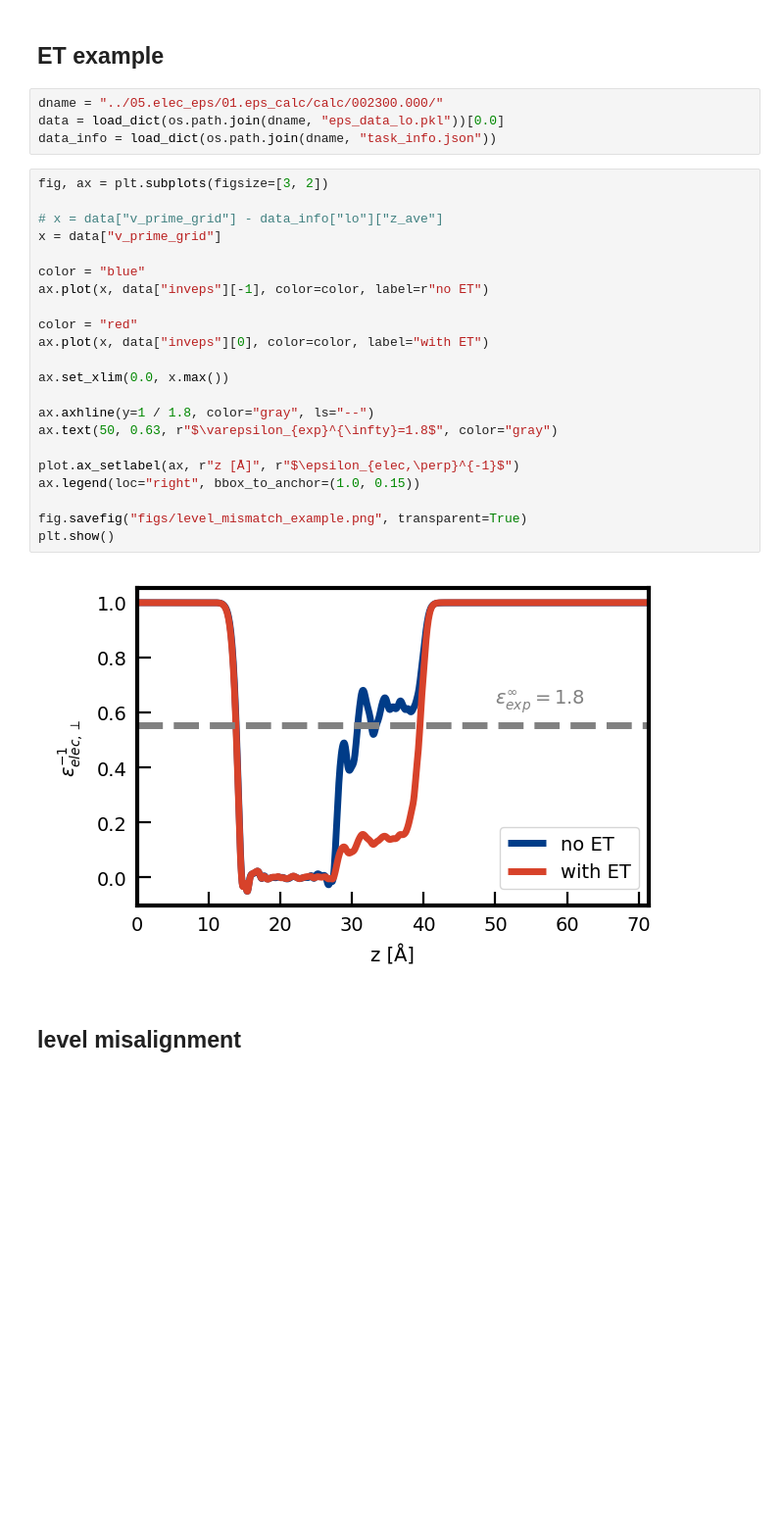
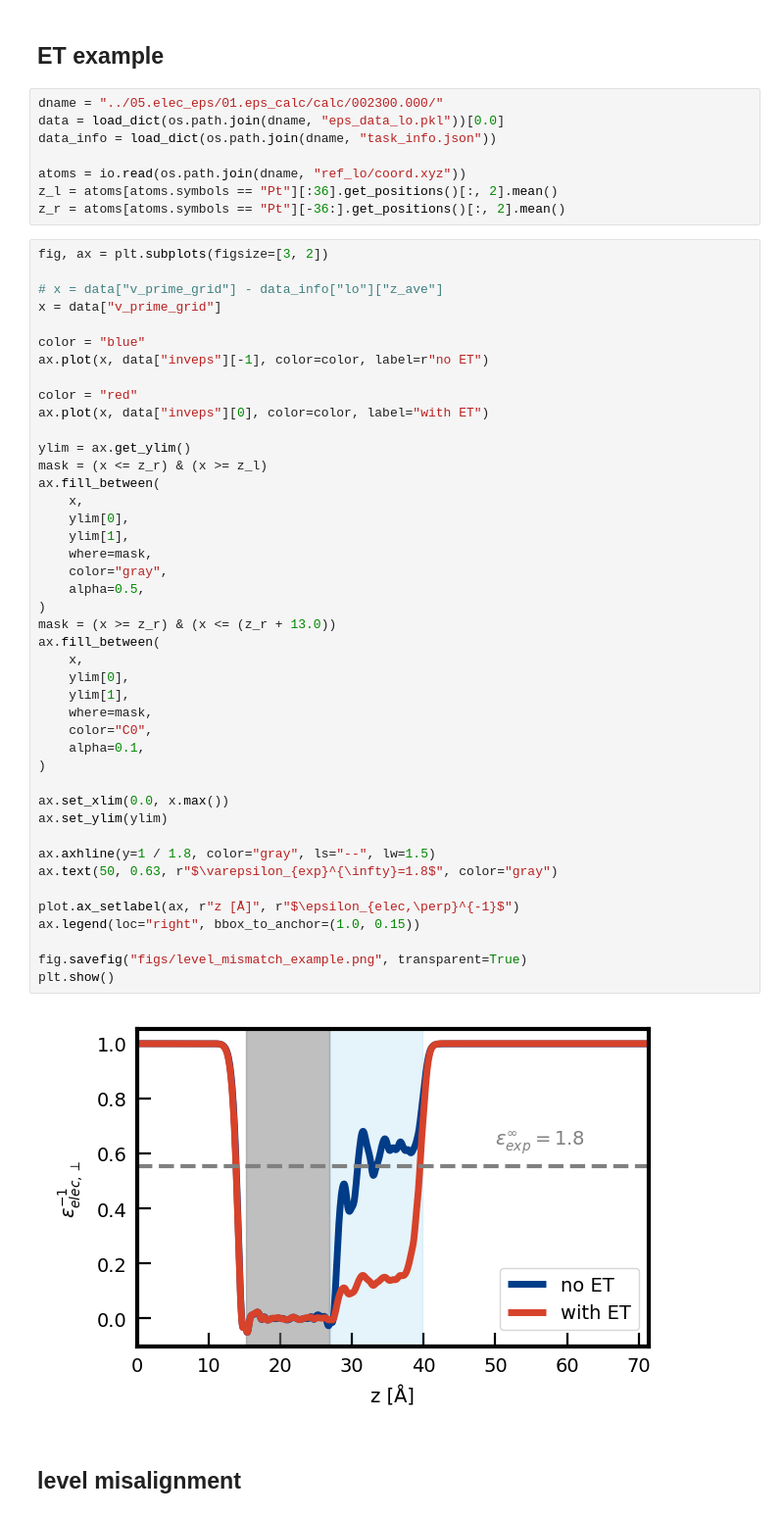
Before and after one commit to ChiahsinChu/2024-JCP-Pt111_dielectric_profile, a Jupyter notebook: pub_figs/make_figs.ipynb, the cells around one changed output. Shown at 98% size. Cells and saved outputs as stored; diff of their text form; blank space fills up the shorter version.

```diff
--- a/pub_figs/make_figs.ipynb
+++ b/pub_figs/make_figs.ipynb
@@ -774,30 +855,55 @@ plt.show()
 dname = "../05.elec_eps/01.eps_calc/calc/002300.000/"
 data = load_dict(os.path.join(dname, "eps_data_lo.pkl"))[0.0]
 data_info = load_dict(os.path.join(dname, "task_info.json"))
+
+atoms = io.read(os.path.join(dname, "ref_lo/coord.xyz"))
+z_l = atoms[atoms.symbols == "Pt"][:36].get_positions()[:, 2].mean()
+z_r = atoms[atoms.symbols == "Pt"][-36:].get_positions()[:, 2].mean()
 # %%
 fig, ax = plt.subplots(figsize=[3, 2])
 
 # x = data["v_prime_grid"] - data_info["lo"]["z_ave"]
 x = data["v_prime_grid"]
 
 color = "blue"
 ax.plot(x, data["inveps"][-1], color=color, label=r"no ET")
 
 color = "red"
 ax.plot(x, data["inveps"][0], color=color, label="with ET")
 
+ylim = ax.get_ylim()
+mask = (x <= z_r) & (x >= z_l)
+ax.fill_between(
+    x,
+    ylim[0],
+    ylim[1],
+    where=mask,
+    color="gray",
+    alpha=0.5,
+)
+mask = (x >= z_r) & (x <= (z_r + 13.0))
+ax.fill_between(
+    x,
+    ylim[0],
+    ylim[1],
+    where=mask,
+    color="C0",
+    alpha=0.1,
+)
+
 ax.set_xlim(0.0, x.max())
+ax.set_ylim(ylim)
 
-ax.axhline(y=1 / 1.8, color="gray", ls="--")
+ax.axhline(y=1 / 1.8, color="gray", ls="--", lw=1.5)
 ax.text(50, 0.63, r"$\varepsilon_{exp}^{\infty}=1.8$", color="gray")
 
 plot.ax_setlabel(ax, r"z [Å]", r"$\epsilon_{elec,\perp}^{-1}$")
 ax.legend(loc="right", bbox_to_anchor=(1.0, 0.15))
 
 fig.savefig("figs/level_mismatch_example.png", transparent=True)
 plt.show()
 # %% [output]
-[figure, old version]
+[figure, new version]
 # %% [markdown]
 ## level misalignment
 # %%
```
Also changed, not shown: parts of 14 cells of this notebook, 37 other files.
